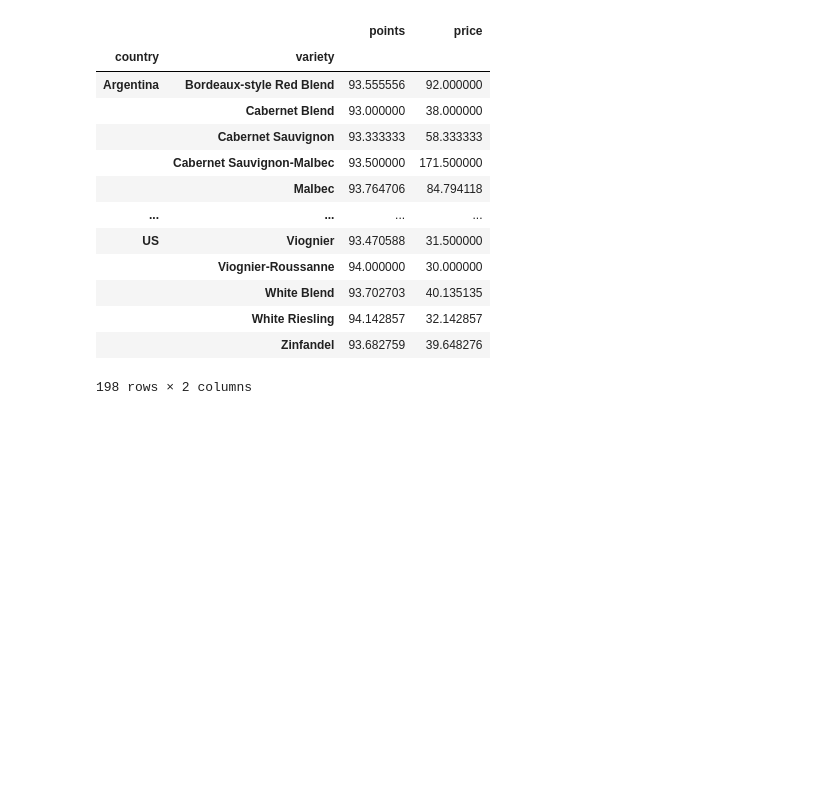
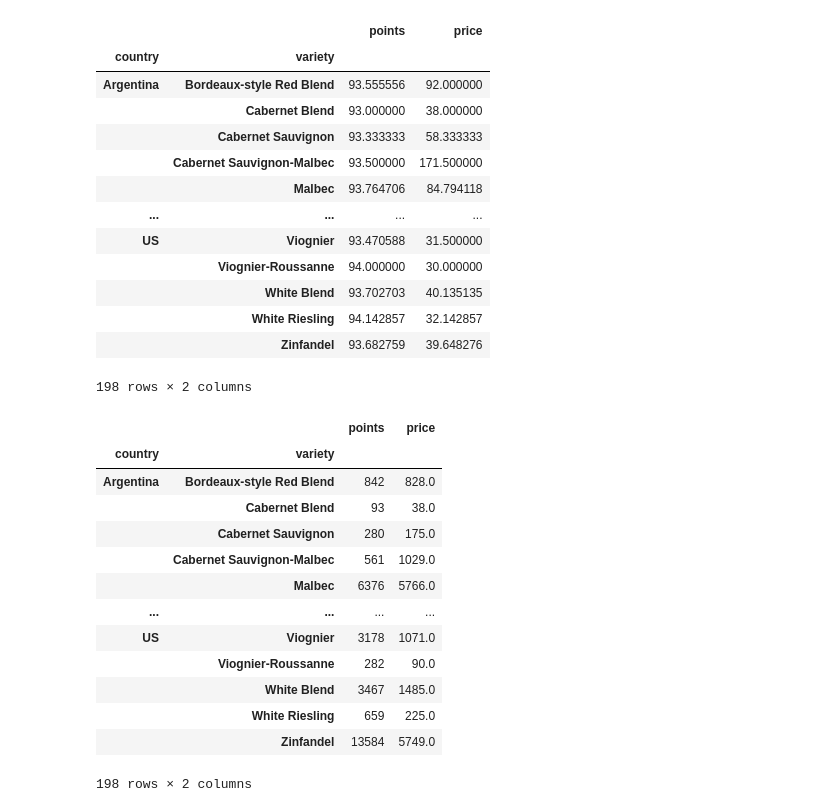
Before and after one commit to cjbeimfohr13/exploratory-data-analysis-wine, a Jupyter notebook: exploratory analysis wine.ipynb, the cells around one changed output. Saved outputs shown, nothing was run; the diff lists cells and outputs as text; code cells hidden in the pictures; blank space fills up the shorter version.

```diff
--- a/exploratory analysis wine.ipynb
+++ b/exploratory analysis wine.ipynb
@@ -297,3 +323,21 @@ grouped_country_variety_price_point
 |  | White Riesling | 94.142857 | 32.142857 |
 |  | Zinfandel | 93.682759 | 39.648276 |
 198 rows × 2 columns
+# %%
+grouped_country_variety_price_point_sum=price_filter_df.groupby(["country","variety"]).sum()
+grouped_country_variety_price_point_sum
+# %% [output]
+|  |  | points | price |
+| country | variety |  |  |
+| Argentina | Bordeaux-style Red Blend | 842 | 828.0 |
+|  | Cabernet Blend | 93 | 38.0 |
+|  | Cabernet Sauvignon | 280 | 175.0 |
+|  | Cabernet Sauvignon-Malbec | 561 | 1029.0 |
+|  | Malbec | 6376 | 5766.0 |
+| ... | ... | ... | ... |
+| US | Viognier | 3178 | 1071.0 |
+|  | Viognier-Roussanne | 282 | 90.0 |
+|  | White Blend | 3467 | 1485.0 |
+|  | White Riesling | 659 | 225.0 |
+|  | Zinfandel | 13584 | 5749.0 |
+198 rows × 2 columns
```
Also changed, not shown: parts of 4 cells of this notebook.
